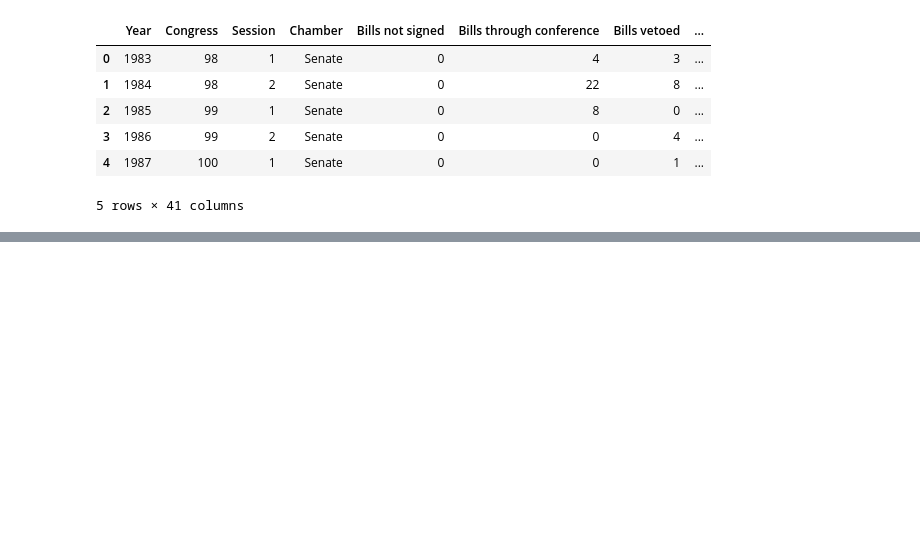
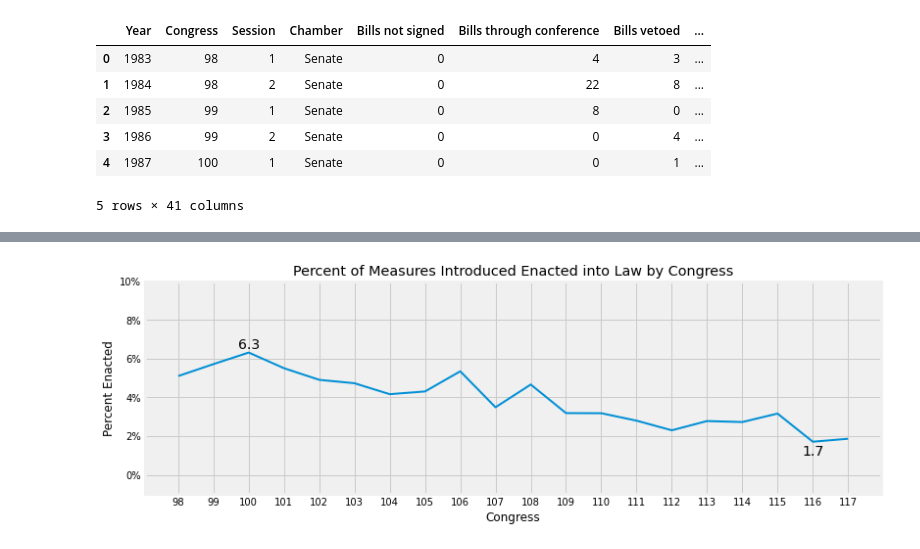
Before and after one commit to tamimcm416/congressional_activity, a Jupyter notebook: notebooks/ExploratoryDataAnalysis.ipynb, the cells around one changed output, grey strips where cells are left out. Saved outputs shown, nothing was run; the diff lists cells and outputs as text; code cells hidden in the pictures; blank space fills up the shorter version.

```diff
--- a/notebooks/ExploratoryDataAnalysis.ipynb
+++ b/notebooks/ExploratoryDataAnalysis.ipynb
@@ -1341,0 +211,21 @@ conf_temp_df.loc[conf_temp_df['Year'] == 1998]
+# %%
+# Congresses with the most and least bills enacted into law, as a percent of measures introduced
+print()
+fig, ax = plt.subplots()
+gen_congress_df['Percent, bills passed'] = gen_congress_df['Public bills enacted into law'] / gen_congress_df['Measures introduced, total'] * 100
+gen_congress_df[['Percent, bills passed']].plot(ax=ax, legend=False)
+ax.set_title('Percent of Measures Introduced Enacted into Law by Congress')
+ax.set_xlabel(xlabel='Congress')
+ax.set_ylabel(ylabel='Percent Enacted')
+ax.set_ylim(bottom=-1, top=10)
+max_cong = gen_congress_df['Percent, bills passed'].idxmax()
+max_label = gen_congress_df.loc[max_cong, ['Percent, bills passed']][0]
+min_cong = gen_congress_df['Percent, bills passed'].idxmin()
+min_label = gen_congress_df.loc[min_cong, ['Percent, bills passed']][0]
+ax.text(max_cong-0.3, max_label+0.2, round(max_label, 1), size=14)
+ax.text(min_cong-0.3, min_label-0.7, round(min_label, 1), size=14)
+ax.yaxis.set_major_formatter(mpt.PercentFormatter(decimals=0))
+plt.xticks(gen_congress_df.index)
+plt.show()
+# %% [output]
+[figure, added]
```
Also changed, not shown: parts of 156 cells of this notebook, 1 other file.
